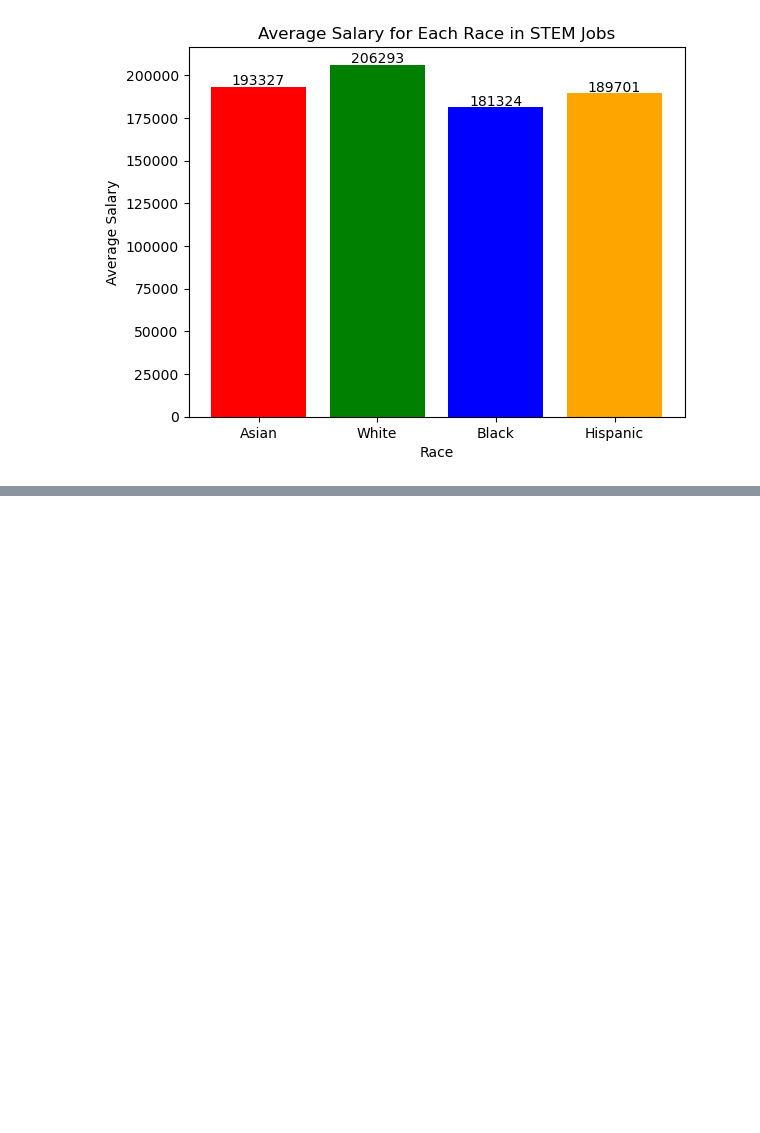
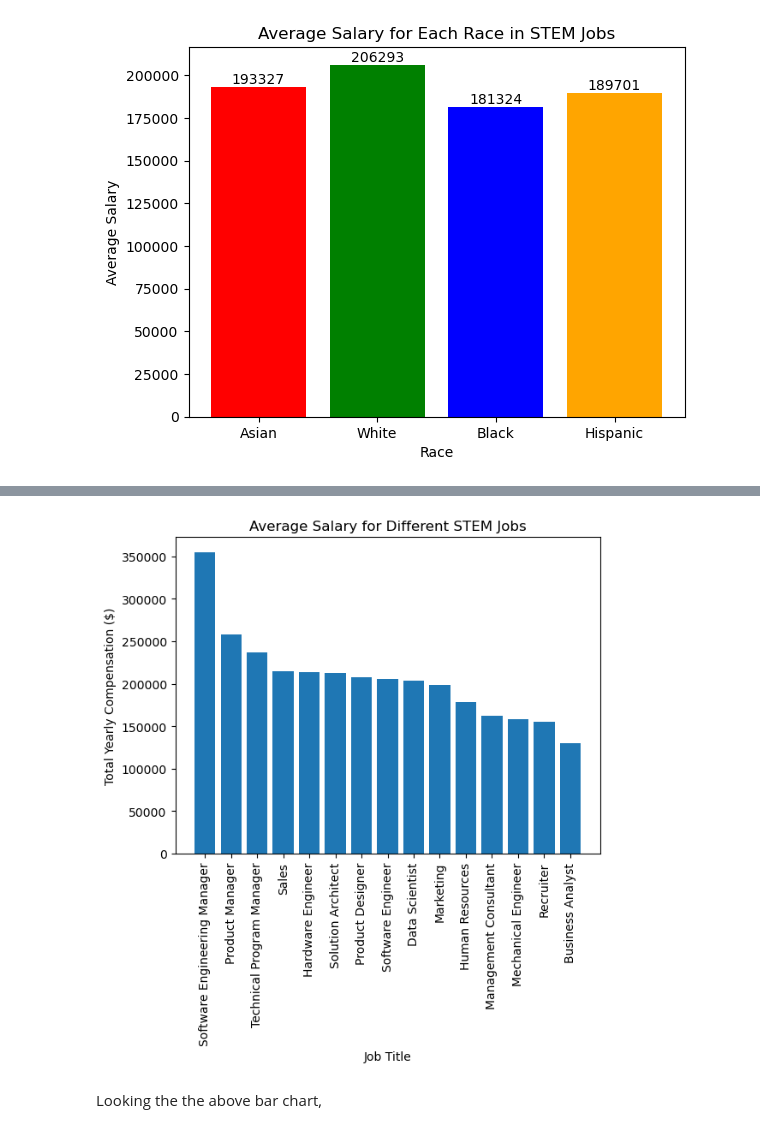
Before and after one commit to toanlc01/Data-Analysis-of-STEM-salary, a Jupyter notebook: stem-salary-analysis.ipynb, the cells around one changed output, grey strips where cells are left out. Saved outputs shown, nothing was run; the diff lists cells and outputs as text; code cells hidden in the pictures; blank space fills up the shorter version.

Commit message:
Add the above and beyond part

```diff
--- a/stem-salary-analysis.ipynb
+++ b/stem-salary-analysis.ipynb
@@ -197,0 +186,3 @@ Yes, the difference in average salaries between races is significant, as the ave
+# %%
+# group the data by job title and calculate mean
+group = df.groupby('title')['totalyearlycompensation'].agg(['mean'])
@@ -197,0 +209,3 @@ Yes, the difference in average salaries between races is significant, as the ave
+# %%
+# reset the index to create a new dataframe with job titles and mean salary
+df_mean = group.reset_index()
@@ -197,0 +221,15 @@ Yes, the difference in average salaries between races is significant, as the ave
+# %%
+# sort the new dataframe by mean compensation in descending order
+df_mean = df_mean.sort_values('mean', ascending=False)
+# %%
+# create a bar chart of mean compensation
+plt.bar(df_mean['title'], df_mean['mean'])
+plt.xticks(rotation=90)
+plt.xlabel('Job Title')
+plt.ylabel('Total Yearly Compensation ($)')
+plt.title('Average Salary for Different STEM Jobs')
+plt.show()
+# %% [output]
+[figure, added]
+# %% [markdown]
+Looking the the above bar chart,
```
Also changed, not shown: parts of 19 cells of this notebook.
